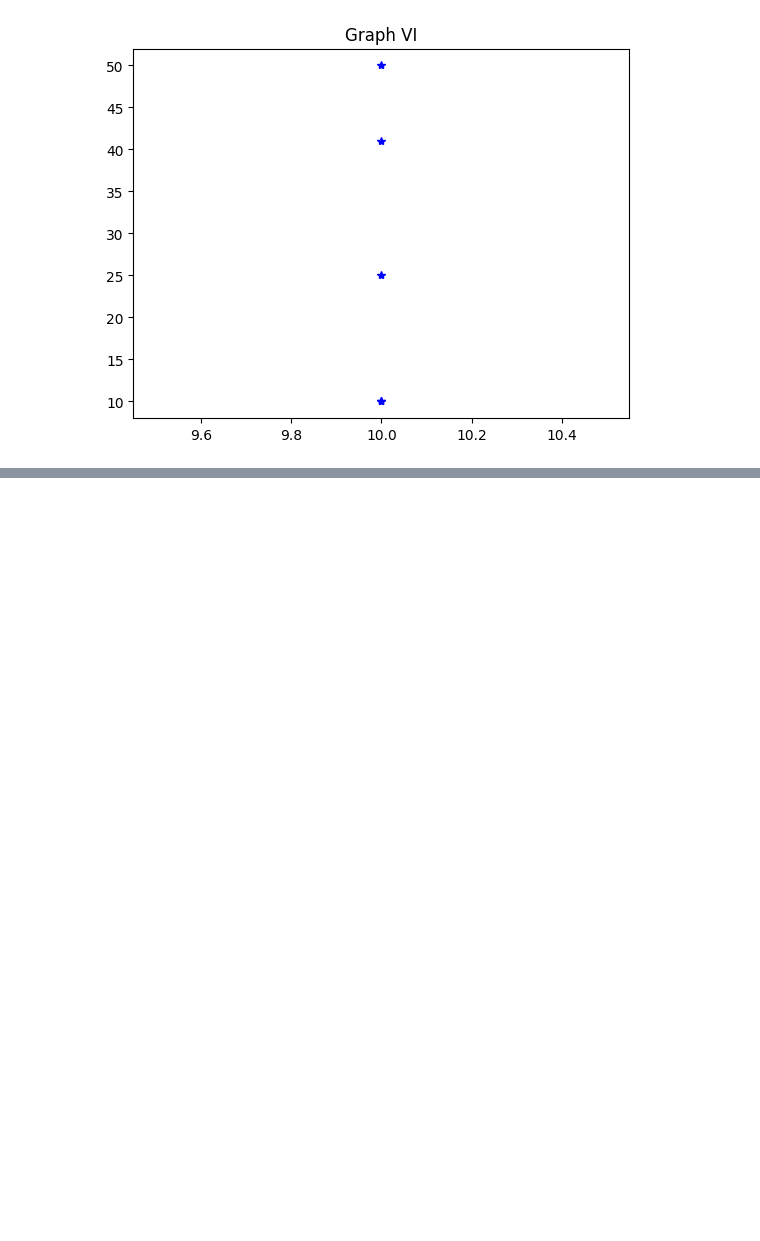
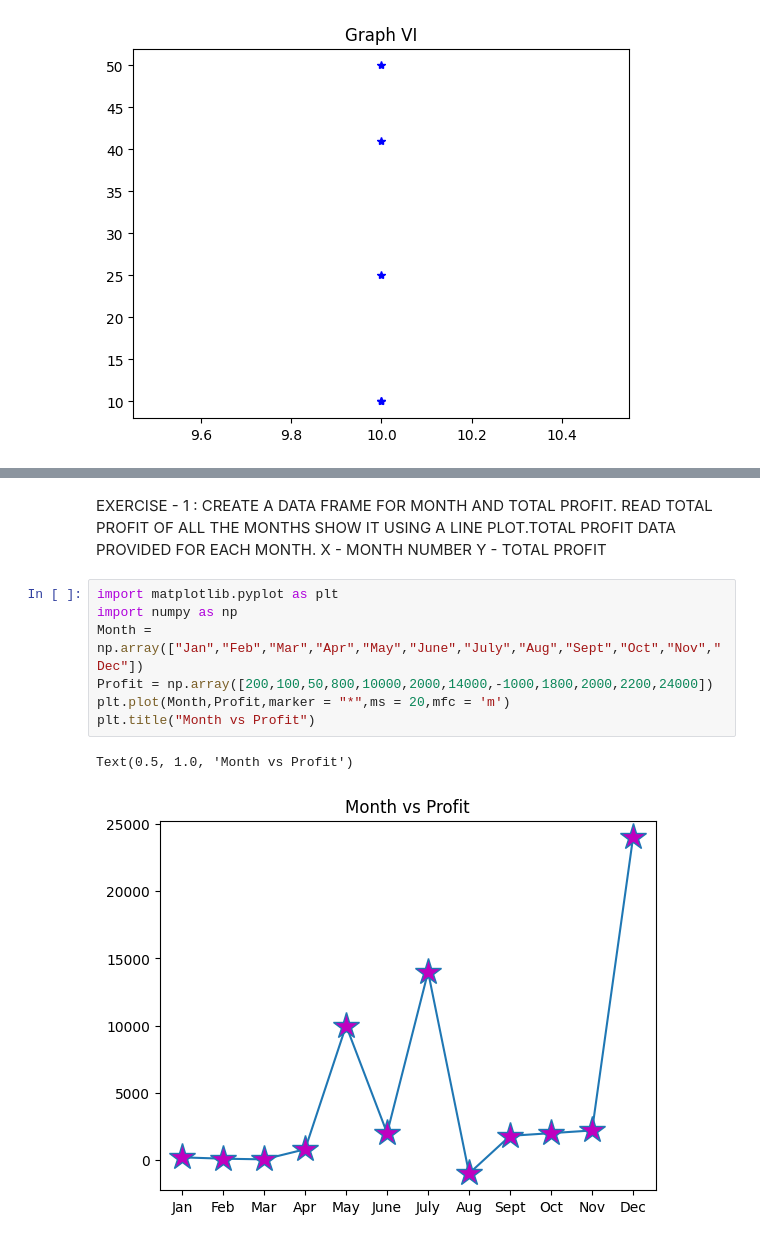
Before and after one commit to Sath2003/DAV, a Jupyter notebook: LABSHEET - 1.ipynb, the cells around one changed output, grey strips where cells are left out. Cells and saved outputs as stored; diff of their text form; blank space fills up the shorter version.

```diff
--- a/LABSHEET - 1.ipynb
+++ b/LABSHEET - 1.ipynb
@@ -167 +167,15 @@ plt.plot(Y,'-.')
+# %% [markdown]
+EXERCISE - 1 : CREATE A DATA FRAME FOR MONTH AND TOTAL PROFIT. READ TOTAL PROFIT OF ALL THE MONTHS SHOW IT USING A LINE PLOT.TOTAL PROFIT DATA PROVIDED FOR EACH MONTH.
+X - MONTH NUMBER
+Y - TOTAL PROFIT
+# %%
+import matplotlib.pyplot as plt
+import numpy as np
+Month = np.array(["Jan","Feb","Mar","Apr","May","June","July","Aug","Sept","Oct","Nov","Dec"])
+Profit = np.array([200,100,50,800,10000,2000,14000,-1000,1800,2000,2200,24000])
+plt.plot(Month,Profit,marker = "*",ms = 20,mfc = 'm')
+plt.title("Month vs Profit")
+# %% [output]
+Text(0.5, 1.0, 'Month vs Profit')
+[figure, added]
 # %% [markdown]
```
Also changed, not shown: parts of 10 cells of this notebook, 1 other file.
